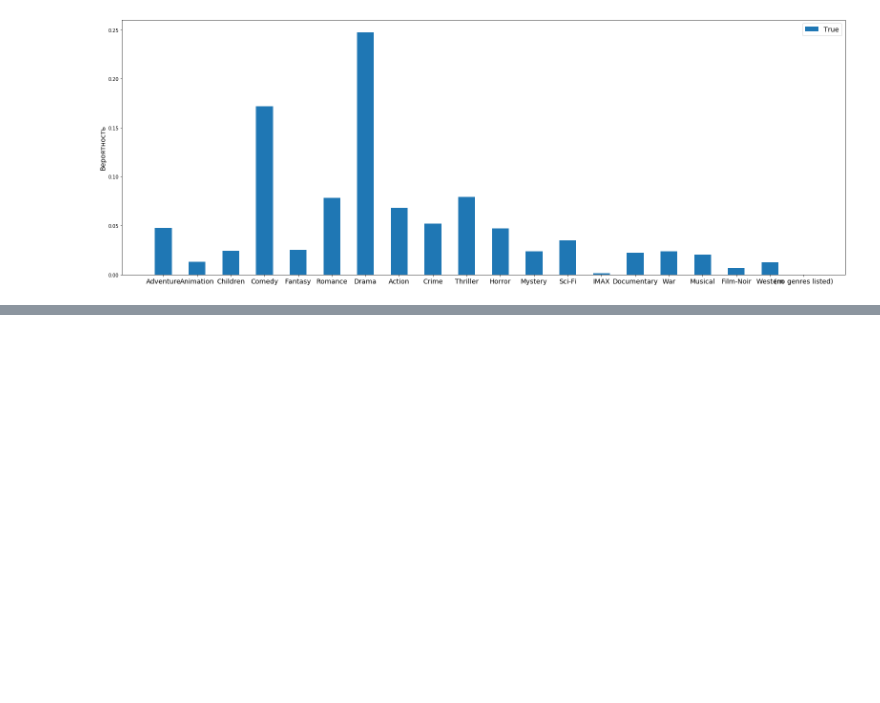
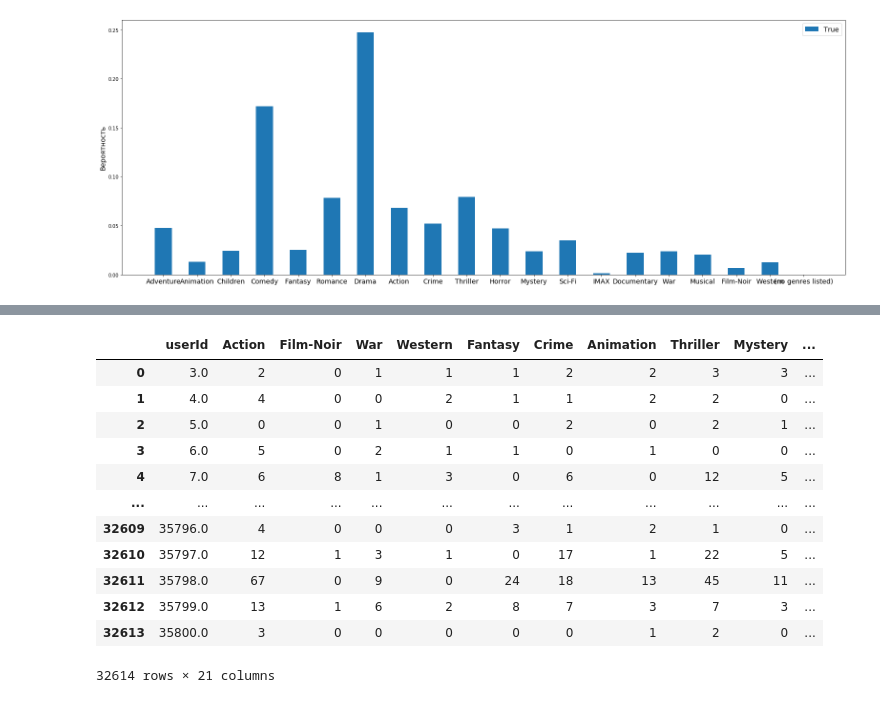
Before and after one commit to roma0398/VKR, a Jupyter notebook: Code/calibrated recommendation.ipynb, the cells around one changed output, grey strips where cells are left out. Saved outputs shown, nothing was run; the diff lists cells and outputs as text; code cells hidden in the pictures; blank space fills up the shorter version.

```diff
--- a/Code/calibrated recommendation.ipynb
+++ b/Code/calibrated recommendation.ipynb
@@ -219,0 +568,2 @@ new_gen_df_true['Thriller'] = gen_df_rec['Thriller'] * lam + (1-lam) * new_gen_d
+# %%
+predictions['cal'] = y_cal
@@ -219,0 +586,40 @@ new_gen_df_true['Thriller'] = gen_df_rec['Thriller'] * lam + (1-lam) * new_gen_d
+# %%
+rat_cal = predictions.loc[predictions['cal'] > 3.5]
+calUsersId = list(set(rat_cal['uid'].values))
+# %%
+cal_dist = []
+def user_genre_dist(i):
+    temp = [i]
+    gen_col = dict(zip(genres, len(genres) * [0]))
+    movId = predictions.loc[predictions['uid']==i, 'iid'].values
+    for j in movId:
+        gen = movies.loc[movies['movieId']==j, 'genres'].values
+        if gen.size == 0:
+            continue
+        gen = gen[0].split('|')
+        for k in gen:
+            gen_col[k] += 1
+    temp.extend(list(gen_col.values()))
+    return temp
+
+
+with Pool(7) as p:
+    cal_dist = p.map(user_genre_dist, calUsersId)
+# %%
+cal_dist = pd.DataFrame(data=cal_dist, columns=col_df)
+# %%
+cal_dist
+# %% [output]
+|  | userId | Action | Film-Noir | War | Western | Fantasy | Crime | Animation | Thriller | Mystery | ... |
+| 0 | 3.0 | 2 | 0 | 1 | 1 | 1 | 2 | 2 | 3 | 3 | ... |
+| 1 | 4.0 | 4 | 0 | 0 | 2 | 1 | 1 | 2 | 2 | 0 | ... |
+| 2 | 5.0 | 0 | 0 | 1 | 0 | 0 | 2 | 0 | 2 | 1 | ... |
+| 3 | 6.0 | 5 | 0 | 2 | 1 | 1 | 0 | 1 | 0 | 0 | ... |
+| 4 | 7.0 | 6 | 8 | 1 | 3 | 0 | 6 | 0 | 12 | 5 | ... |
+| ... | ... | ... | ... | ... | ... | ... | ... | ... | ... | ... | ... |
+| 32609 | 35796.0 | 4 | 0 | 0 | 0 | 3 | 1 | 2 | 1 | 0 | ... |
+| 32610 | 35797.0 | 12 | 1 | 3 | 1 | 0 | 17 | 1 | 22 | 5 | ... |
+| 32611 | 35798.0 | 67 | 0 | 9 | 0 | 24 | 18 | 13 | 45 | 11 | ... |
+| 32612 | 35799.0 | 13 | 1 | 6 | 2 | 8 | 7 | 3 | 7 | 3 | ... |
+| 32613 | 35800.0 | 3 | 0 | 0 | 0 | 0 | 0 | 1 | 2 | 0 | ... |
+32614 rows × 21 columns
```
Also changed, not shown: parts of 140 cells of this notebook, 1 other file.
